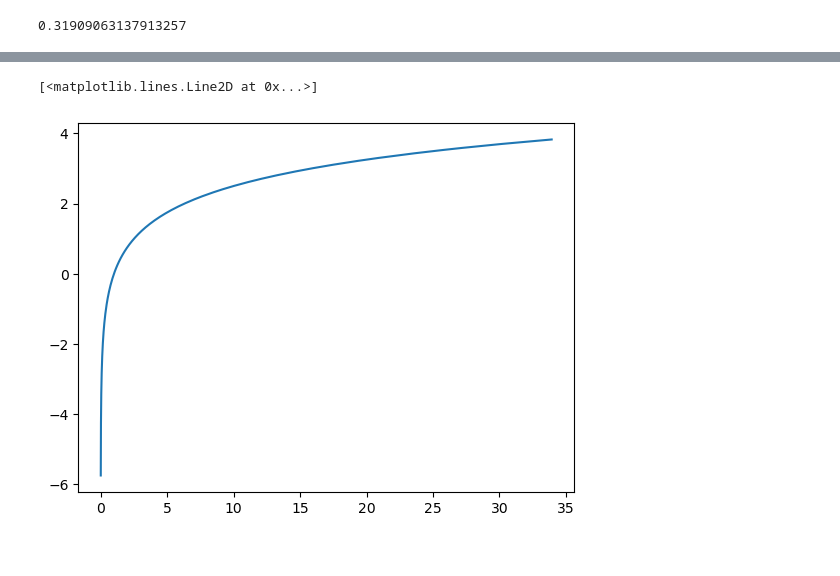
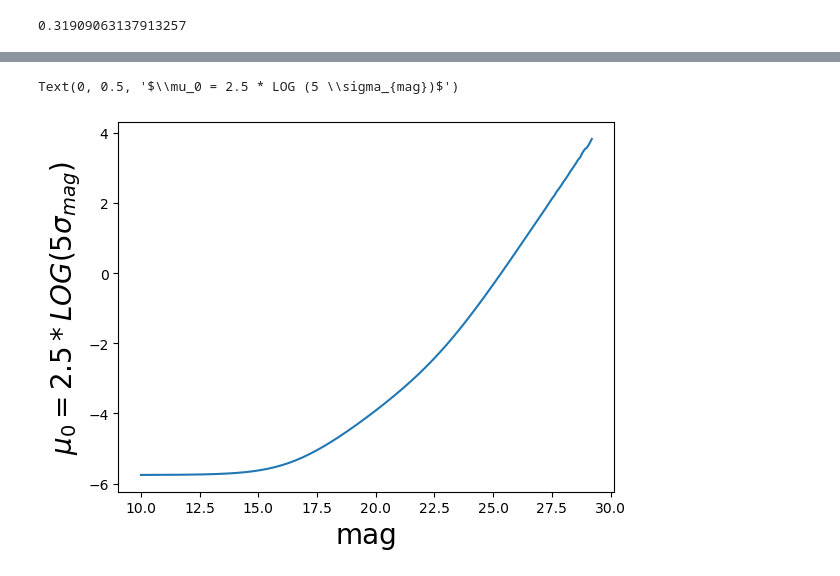
Before and after one commit to anibal-art/Roman_Rubin_NASA, a Jupyter notebook: u0_vs_mag.ipynb, the cells around one changed output, grey strips where cells are left out. Cells and saved outputs as stored; diff of their text form; code cells hidden in the pictures.

```diff
--- a/u0_vs_mag.ipynb
+++ b/u0_vs_mag.ipynb
@@ -25,5 +20,7 @@ plt.plot(u0, mu(u0))
 # %%
-plt.plot(5*snr['err_mag'],2.5*np.log10(5*snr['err_mag']))
+plt.plot(snr['mag'],2.5*np.log10(5*snr['err_mag']))
+plt.xlabel('mag', fontsize=20)
+plt.ylabel('$\\mu_0 = 2.5 * LOG (5 \\sigma_{mag})$', fontsize=20)
 # %% [output]
-[<matplotlib.lines.Line2D at 0x...>]
+Text(0, 0.5, '$\\mu_0 = 2.5 * LOG (5 \\sigma_{mag})$')
-[figure, old version]
+[figure, new version]
```
Also changed, not shown: parts of 2 cells of this notebook.
